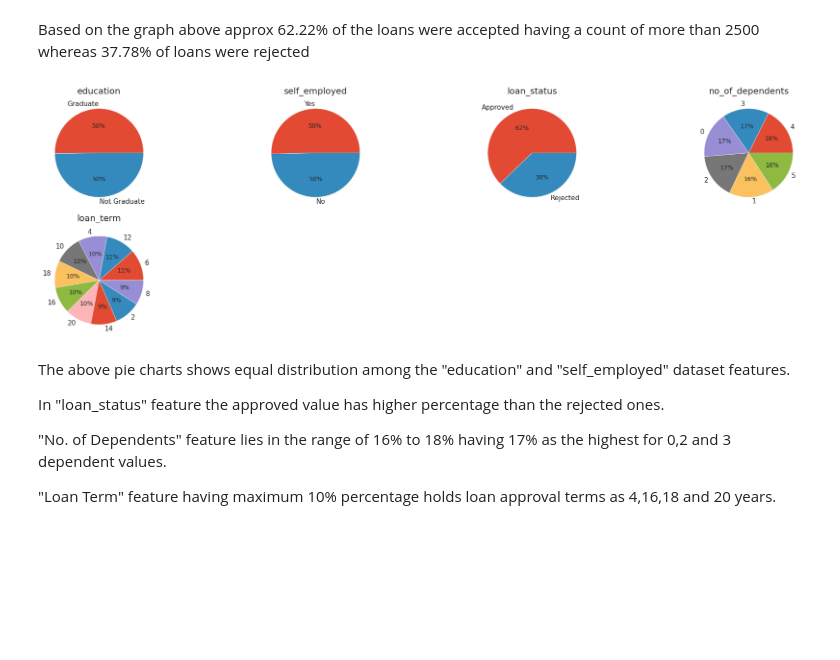
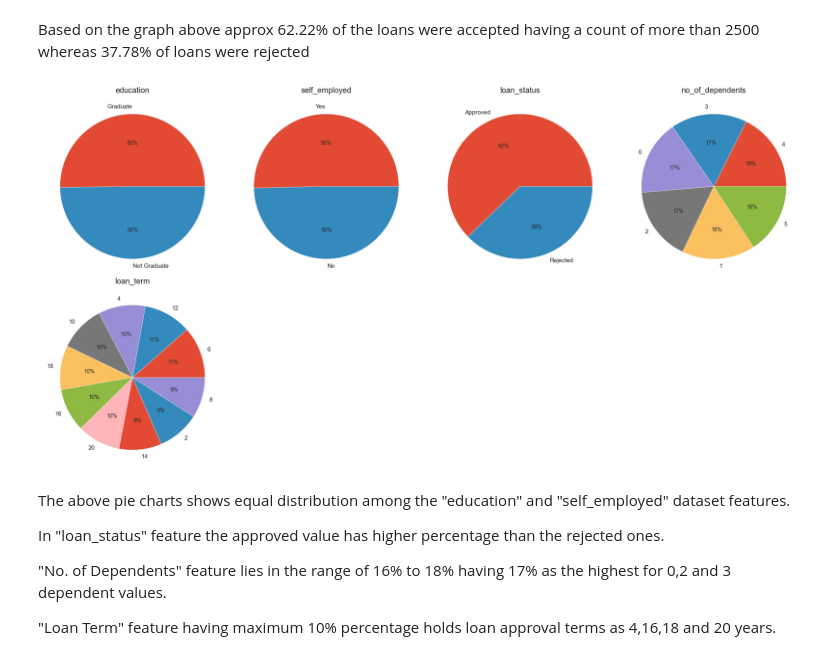
Before and after one commit to rogue-gamer-ryt/loan-approval-prediction, a Jupyter notebook: PD3_Thesis_Loan_Approval.ipynb, the cells around one changed output. Cells and saved outputs as stored; diff of their text form; code cells hidden in the pictures; blank space fills up the shorter version.

```diff
--- a/PD3_Thesis_Loan_Approval.ipynb
+++ b/PD3_Thesis_Loan_Approval.ipynb
@@ -166,14 +168,14 @@ numerical_features = ['income_annum', 'loan_amount', 'cibil_score',
 # %%
 
 # Overall Categorical data distribution
-plt.figure(figsize=(20,6), layout="tight")
+plt.figure(figsize=(20,10), layout="tight")
 for index, col in enumerate(categorical_features, start=1):
     plt.subplot(2,4,index)
     plt.title(col)
     plt.pie(loan_dataset[col].value_counts().values,autopct='%1.0f%%', labels=loan_dataset[col].value_counts().index)
 plt.tight_layout()
 # %% [output]
-[figure, old version]
+[figure, new version]
 # %% [markdown]
 The above pie charts shows equal distribution among the "education" and "self_employed" dataset features.
 
```
Also changed, not shown: parts of 20 cells of this notebook, 2 other files.
